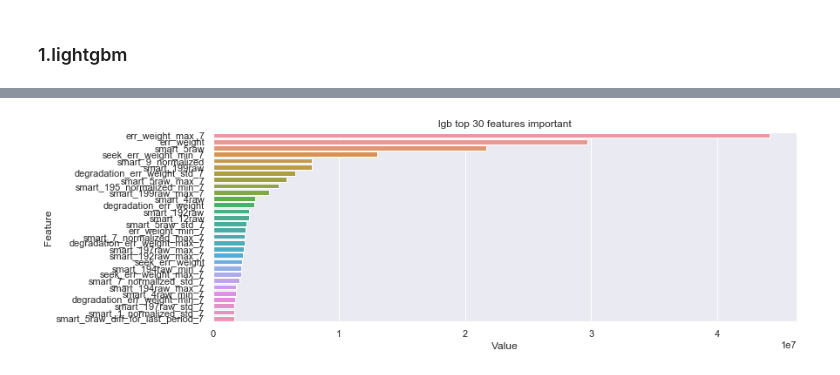
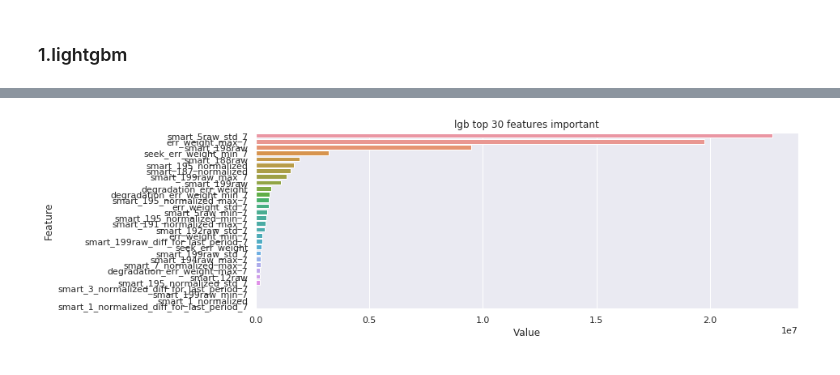
Before and after one commit to DevinWang23/tianchi_ai_ops_2020, a Jupyter notebook: jupyter_notebook/train.ipynb, the cells around one changed output, grey strips where cells are left out. Drawn from its saved outputs; the diff is of its cells as text; code cells hidden in the pictures.

```diff
--- a/jupyter_notebook/train.ipynb
+++ b/jupyter_notebook/train.ipynb
@@ -88,74 +351,50 @@ fe_df = feature_engineering(**params)
 # %%
 # eval
 model_params = {
-    "objective": "binary",
-    "boosting": 'gbdt',  # gbdt, dart
-    "learning_rate": 0.001,
-    "scale_pos_weight":35,
-#     "is_unbalance": True,
-    "num_leaves": 64,
-#     "max_bin":255,
-#     'min_gain_to_split': 20,
-#     "max_depth":7,
-    "metric": ["auc"],
-    "subsample": 0.9,
-    "colsample_bytree": 0.6,
-    "num_threads": 10,
-    "lambda_l2": 1,
-    "lambda_l1": 1,
-    "random_state": 2019,
-    "min_data_in_leaf":50,
-    "num_boost_round": 1000,
-    "device": 'cpu',
-#     'boost_from_average':False
-}
-# drop_cols = ['err_weight',
-#              'err_weight_max_7',
-#              'err_weight_min_7',
-#              'err_weight_std_7',
-#              'err_weight_diff_for_last_period_7',
-#              'degradation_err_weight_min_7',
-#             'degradation_err_weight_max_7',
-#             'degradation_err_weight_std_7',
-#             'degradation_err_weight',
-#             'degradation_err_weight_diff_for_last_period_7',
-#             'seek_err_weight_diff_for_last_period_7',
-#             'seek_err_weight',
-#             'seek_err_weight_min_7',
-#             'seek_err_weight_max_7',
-#             'seek_err_weight_std_7',
-#             'model_type']
-drop_cols = []
+            'objective': 'binary',
+            'boosting': 'gbdt',
+            'learning_rate': 0.001,
+            'scale_pos_weight': 20,
+            'num_leaves': 16,
+            'metric': ['auc'],
+            'subsample': 0.8341500491577648,
+            'colsample_bytree': 0.3727020339353229,
+            'num_threads': 12,
+            'lambda_l2': 1.6310435018078826,
+            'lambda_l1': 1.23238757828006462,
+            'random_state': 2019,
+            'min_data_in_leaf': 20,
+            'num_boost_round': 1000,
+            'device': 'cpu'}
+
 params = {
     'model_params': model_params,
     'model_name': 'lgb',
-    'fe_filename': 'sample_2700000.0_fe_df_01_01_round_2.feather', #  'sample_1_fe_df_01_01_round_2.feather',‘sample_2700000.0_fe_df_01_01_round_2.feather'
+    'fe_filename': 'fe_df_01_01_round_2_with_cluster_label.feather', #  fe_df_01_01_round_2.feather,sample_0.125_fe_df_01_01_round_2.feather
     'is_eval': True,
     'use_standard': False,  # whether using sklearn-standard
     'use_log': False,
-    'use_cv': False,  # for cv
     'drop_cols':drop_cols,
-    'use_retag': False,
-    'num_tag':15,
-    'use_sampling': False,
-    'train_total_sample_num':2.7e6,
-    'valid_total_sample_num':3e5,
-#     'sampling_ratio':0.125,  # downsampling
+    'use_sampling': True,
+    'use_sampling_by_month_with_weight':False,
+    'train_sample_ratio':0.35,
+    'valid_sample_ratio':None,
     'save_sample_data':True,
-    'random_state':1,
-#     'focal_loss_alpha':0.25,
-#     'focal_loss_gamma':2,
+    'random_state':2,
+#         'focal_loss_alpha':0.25,
+#         'focal_loss_gamma':2,
     'train_start_date': '2018-01-01',  # when using cv, should be same as the the first day of cv train
     'train_end_date': '2018-05-31', # when using cv, should be same as the the last day of cv valid
     'eval_on_model_id': None, # 1,2,None
     'train_on_model_id':None, # 1 ,2 , None
     'save_feat_important': False,
+    'use_2017_fault_data':True,
+    'use_next_month_fault_data':True,
+    'next_month_start_date':'2018-06-01',
+    'next_month_end_date':'2018-06-30',
     'valid_start_date':'2018-07-01',
     'valid_end_date': '2018-07-31',
-    'train_date_list':  [['2018-02-01','2018-03-31'],['2018-03-01','2018-04-30']],  # for cv
-    'val_date_list': [['2018-05-01','2018-05-31'],['2018-06-01','2018-06-30']],  # for cv
-    'n_fold': 2  # for cv
 }
-
-model, eval_df = train(**params)
+model, eval_df,f1_score = train(**params) # 22913
+# 22173226
 # %% [output]
@@ -207 +417 @@ Early stopping, best iteration is:
-[figure, old version]
+[figure, new version]
```
Also changed, not shown: parts of 13 cells of this notebook, 16 other files.
